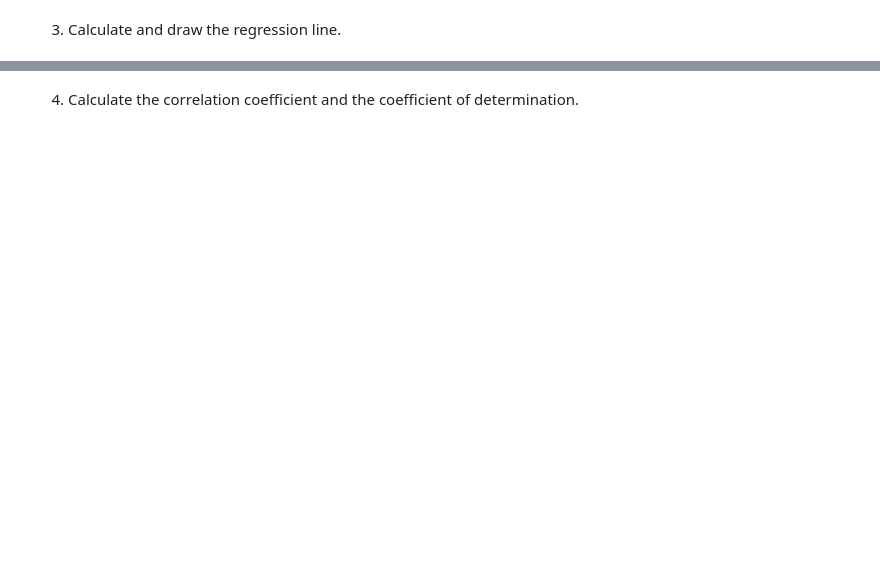
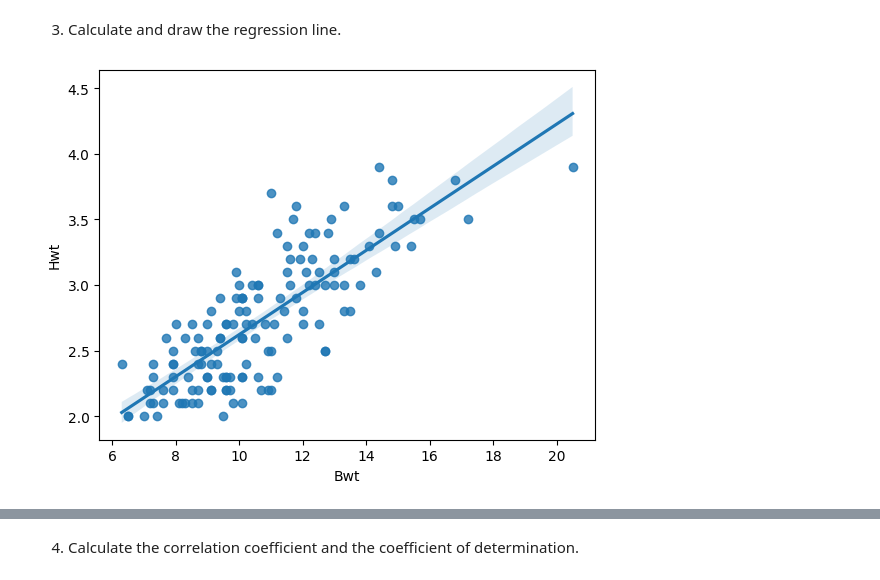
Before and after one commit to BrentVervaet/dsai-labs-bv, a Jupyter notebook: 6-regression-analyis/lab-6.01-cats.ipynb, the cells around one changed output, grey strips where cells are left out. Drawn from its saved outputs; the diff is of its cells as text; code cells hidden in the pictures; blank space fills up the shorter version.

```diff
--- a/6-regression-analyis/lab-6.01-cats.ipynb
+++ b/6-regression-analyis/lab-6.01-cats.ipynb
@@ -68,2 +88,7 @@ cats.head()
 # %% [markdown]
 3. Calculate and draw the regression line.
+# %%
+sns.regplot(data=cats, x='Bwt', y='Hwt');
+# sns.lmplot(data=cats,x='Bwt',y='Hwt')
+# %% [output]
+[figure, added]
```
Also changed, not shown: parts of 8 cells of this notebook, 2 other files.
